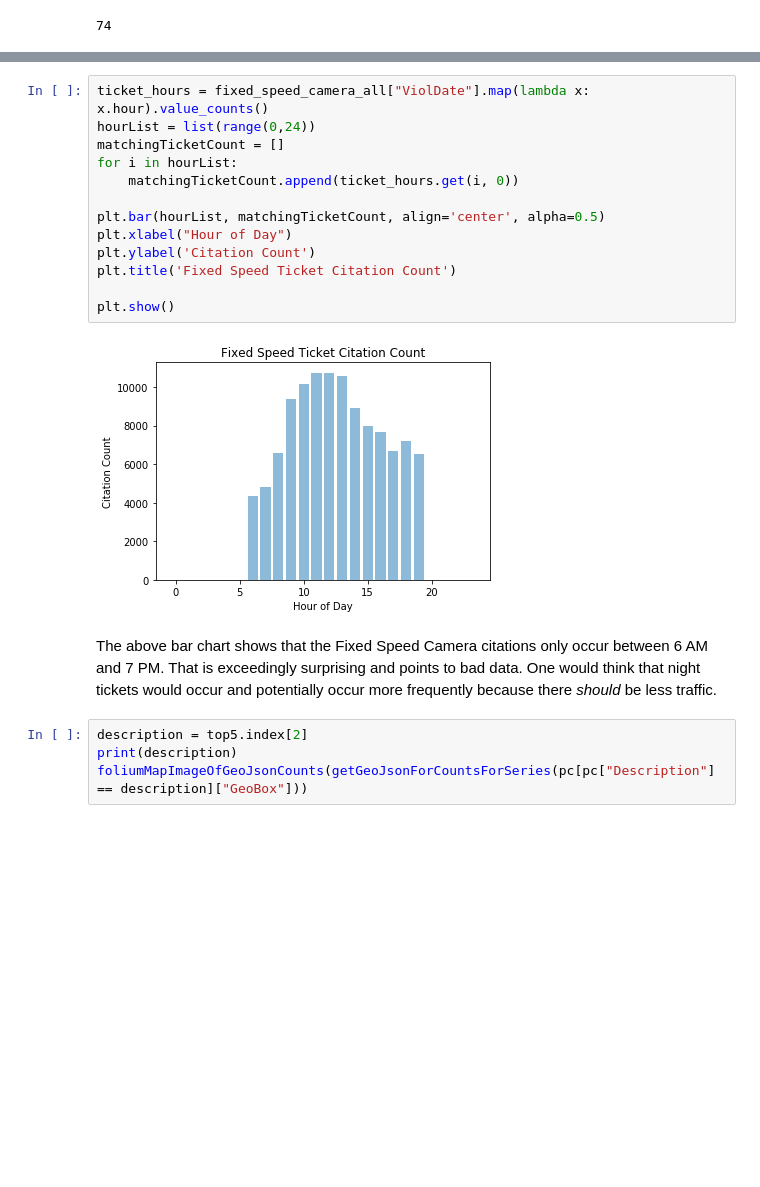
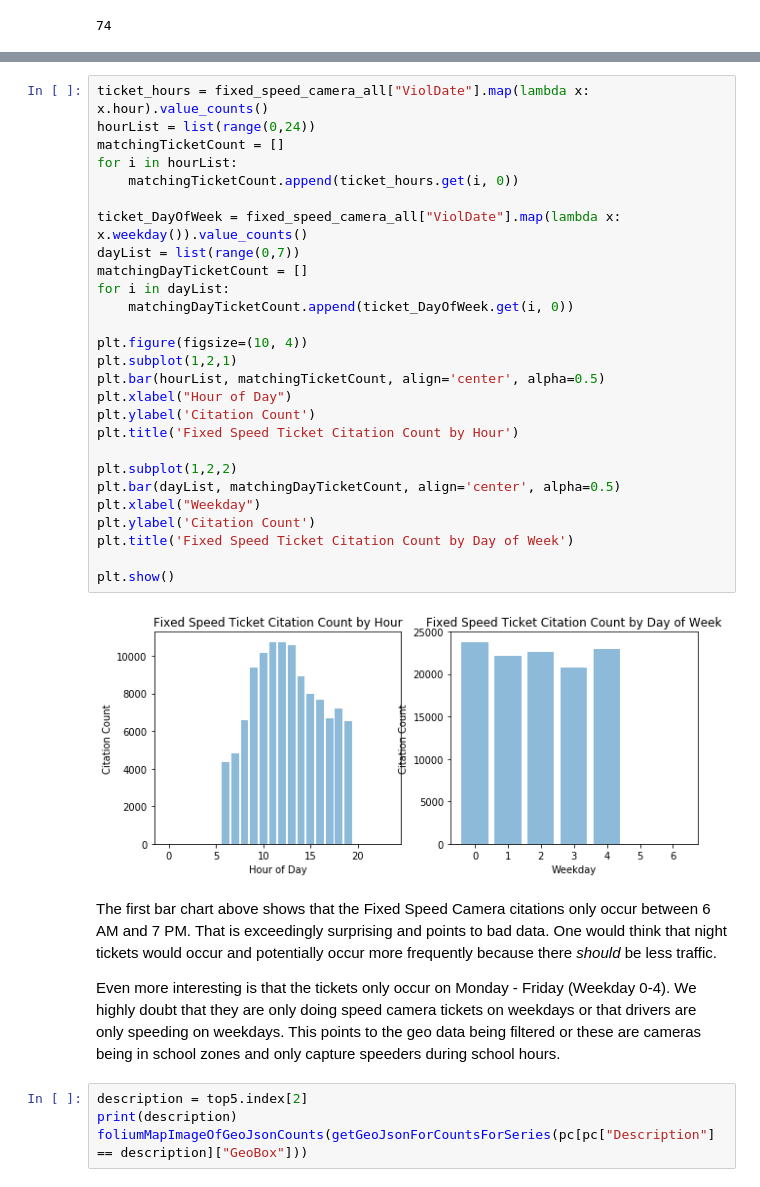
Before and after one commit to nichollsbr/baltimore-transit, a Jupyter notebook: Parking_Citations_Analysis.ipynb, the cells around one changed output, grey strips where cells are left out. Drawn from its saved outputs; the diff is of its cells as text; blank space fills up the shorter version.

```diff
--- a/Parking_Citations_Analysis.ipynb
+++ b/Parking_Citations_Analysis.ipynb
@@ -243,20 +232,36 @@ One of the things we might have been able to determine from the Fixed Speed Came
 # %%
 ticket_hours = fixed_speed_camera_all["ViolDate"].map(lambda x: x.hour).value_counts()
 hourList = list(range(0,24))
 matchingTicketCount = []
 for i in hourList:
     matchingTicketCount.append(ticket_hours.get(i, 0))
 
+ticket_DayOfWeek = fixed_speed_camera_all["ViolDate"].map(lambda x: x.weekday()).value_counts()
+dayList = list(range(0,7))
+matchingDayTicketCount = []
+for i in dayList:
+    matchingDayTicketCount.append(ticket_DayOfWeek.get(i, 0))
+
+plt.figure(figsize=(10, 4))
+plt.subplot(1,2,1)
 plt.bar(hourList, matchingTicketCount, align='center', alpha=0.5)
 plt.xlabel("Hour of Day")
 plt.ylabel('Citation Count')
-plt.title('Fixed Speed Ticket Citation Count')
+plt.title('Fixed Speed Ticket Citation Count by Hour')
+
+plt.subplot(1,2,2)
+plt.bar(dayList, matchingDayTicketCount, align='center', alpha=0.5)
+plt.xlabel("Weekday")
+plt.ylabel('Citation Count')
+plt.title('Fixed Speed Ticket Citation Count by Day of Week')
 
 plt.show()
 # %% [output]
-[figure, old version]
+[figure, new version]
 # %% [markdown]
-The above bar chart shows that the Fixed Speed Camera citations only occur between 6 AM and 7 PM.  That is exceedingly surprising and points to bad data.  One would think that night tickets would occur and potentially occur more frequently because there *should* be less traffic.
+The first bar chart above shows that the Fixed Speed Camera citations only occur between 6 AM and 7 PM.  That is exceedingly surprising and points to bad data.  One would think that night tickets would occur and potentially occur more frequently because there *should* be less traffic.
+
+Even more interesting is that the tickets only occur on Monday - Friday (Weekday 0-4).  We highly doubt that they are only doing speed camera tickets on weekdays or that drivers are only speeding on weekdays.  This points to the geo data being filtered or these are cameras being in school zones and only capture speeders during school hours.
 # %%
 description = top5.index[2]
 print(description)
```
Also changed, not shown: parts of 6 cells of this notebook.
